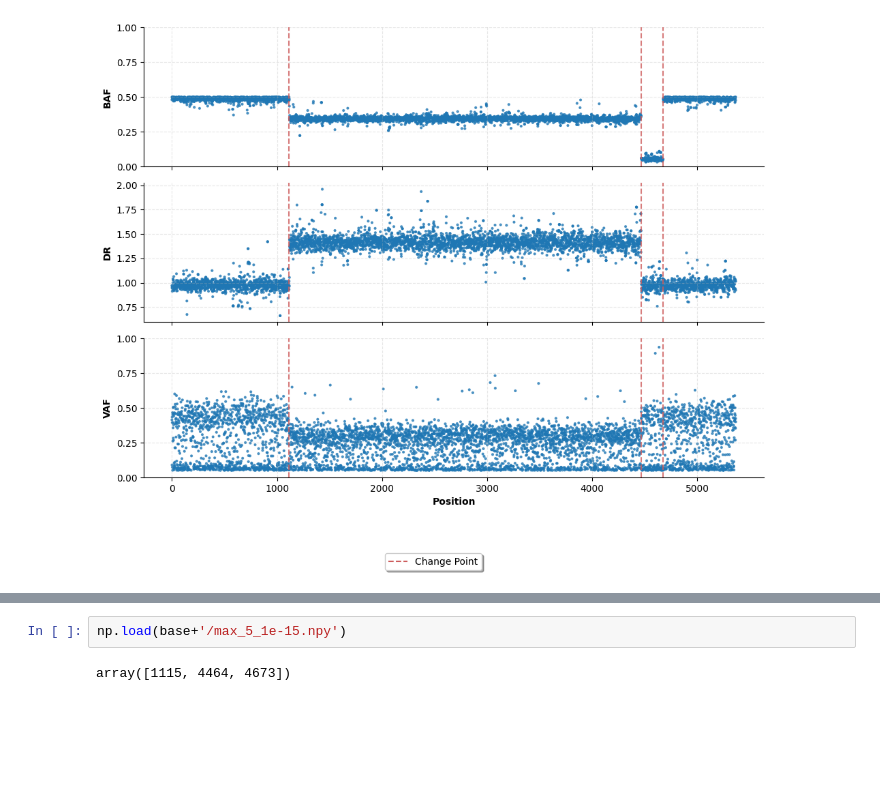
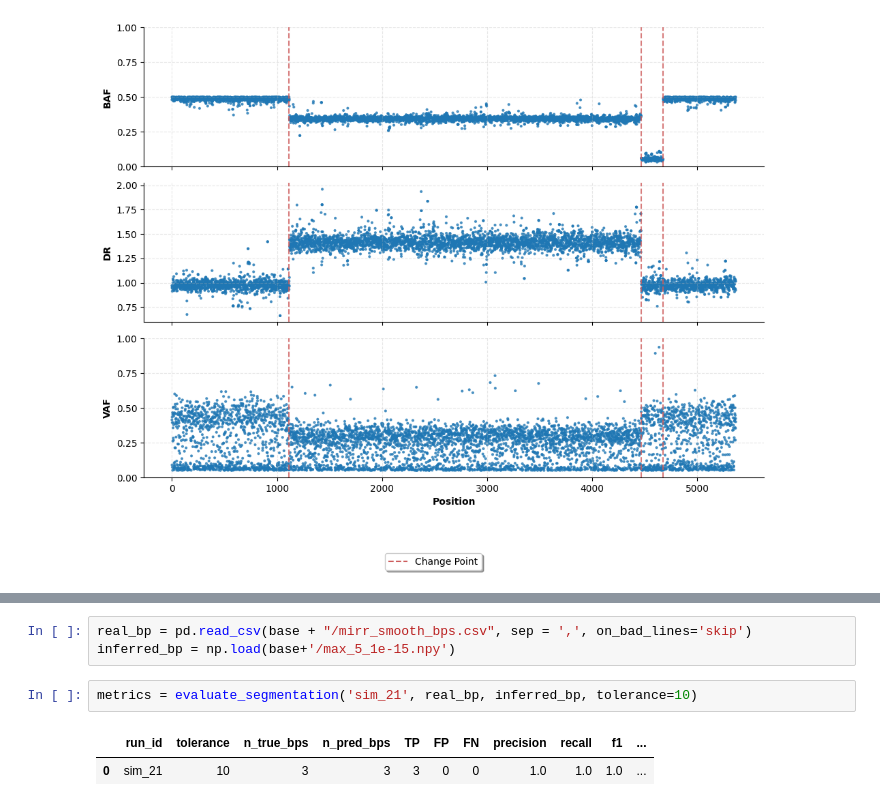
Before and after one commit to valerianilucrezia/locate, a Jupyter notebook: notebooks/test_seg.ipynb, the cells around one changed output, grey strips where cells are left out. Drawn from its saved outputs; the diff is of its cells as text; blank space fills up the shorter version.

```diff
--- a/notebooks/test_seg.ipynb
+++ b/notebooks/test_seg.ipynb
@@ -40,4 +185,8 @@ np.save(f'{base}/{md}_{w_size}_{thr}.npy', multiClasp.all_cps)
 # %%
-np.load(base+'/max_5_1e-15.npy')
+real_bp = pd.read_csv(base + "/mirr_smooth_bps.csv", sep = ',', on_bad_lines='skip')
+inferred_bp = np.load(base+'/max_5_1e-15.npy')
-# %% [output]
-array([1115, 4464, 4673])
+# %%
+metrics = evaluate_segmentation('sim_21', real_bp, inferred_bp, tolerance=10)
+# %% [output]
+|  | run_id | tolerance | n_true_bps | n_pred_bps | TP | FP | FN | precision | recall | f1 | ... |
+| 0 | sim_21 | 10 | 3 | 3 | 3 | 0 | 0 | 1.0 | 1.0 | 1.0 | ... |
```
Also changed, not shown: parts of 2 cells of this notebook, 7 other files.
